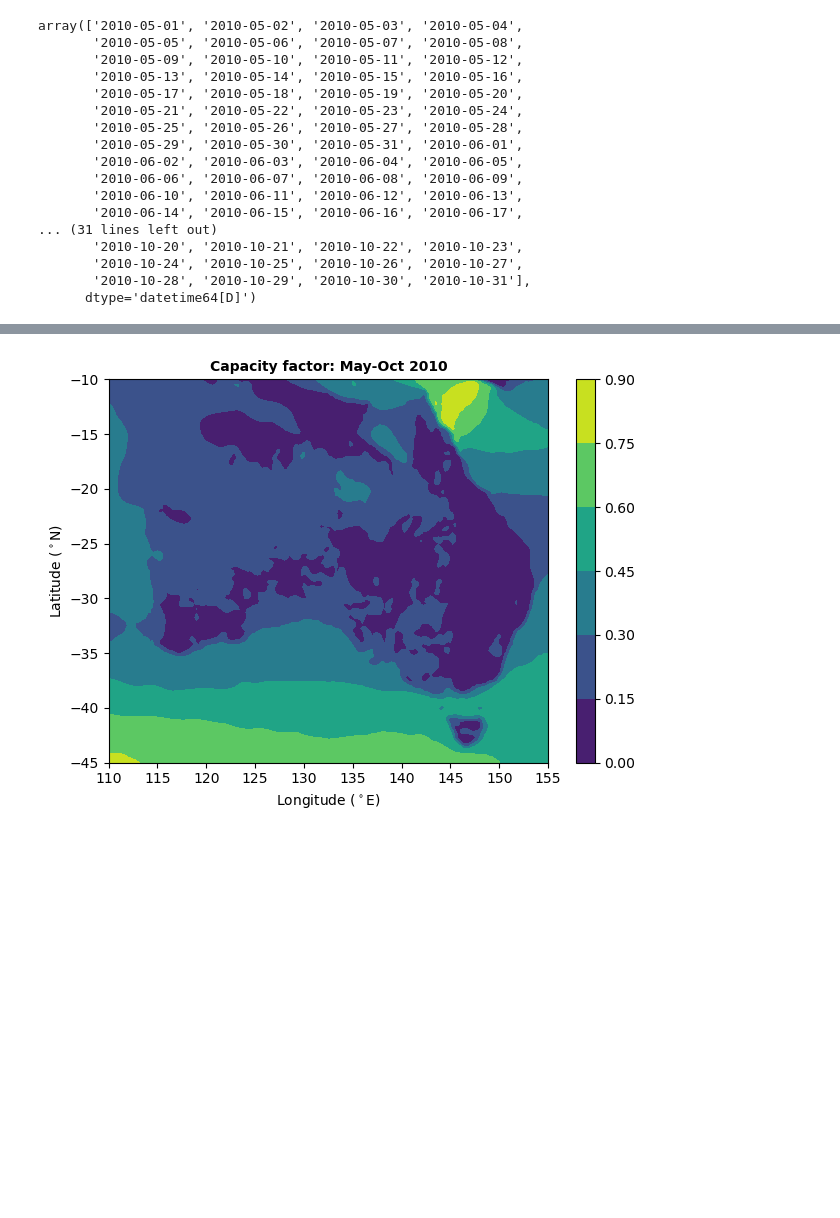
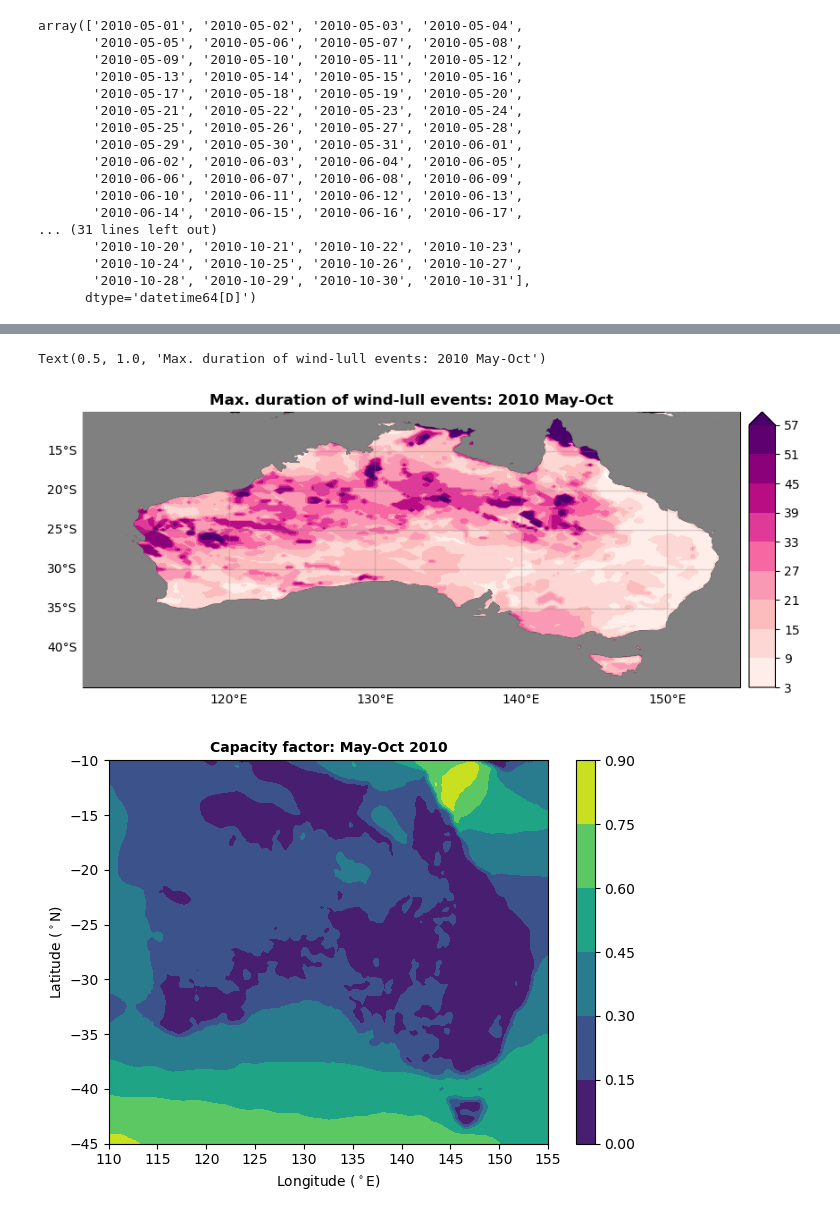
Before and after one commit to 21centuryweather/GC26-wind-hydro-droughts, a Jupyter notebook: analysis/Wind_droughts_events.ipynb, the cells around one changed output, grey strips where cells are left out. Saved outputs shown, nothing was run; the diff lists cells and outputs as text; code cells hidden in the pictures; blank space fills up the shorter version.

```diff
--- a/analysis/Wind_droughts_events.ipynb
+++ b/analysis/Wind_droughts_events.ipynb
@@ -160,3 +178,34 @@ Text(0.5, 1.0, 'No. of wind-lull events: 2010 May-Oct')
+# %%
+fig = plt.figure(figsize=[10,4])
+ax = fig.add_subplot(111, projection=ccrs.PlateCarree(central_longitude=180))
+dlevels = np.arange(3,63,6)
+
+cf = plt.contourf(lon,lat,drcool,levels=dlevels,transform=ccrs.PlateCarree(),cmap="RdPu",extend='max')
+ax.add_feature(cartopy.feature.OCEAN, zorder=100, color='grey')
+ax.set_extent([110,155,-45,-10], ccrs.PlateCarree())
+
+xl = ax.gridlines(crs=ccrs.PlateCarree(),draw_labels=True,linewidth=1, color='gray', alpha=0.3, linestyle='-')
+xl.xlabel_style = {'size': 10, 'color': 'k', 'rotation':0}
+xl.ylabel_style = {'size': 10, 'color': 'k', 'rotation':0}
+xl.top_labels = False
+xl.right_labels = False
+xl.xformatter = LongitudeFormatter()
+xl.yformatter = LatitudeFormatter()
+
+ax.coastlines()
+
+divider = make_axes_locatable(ax)
+ax_cb = divider.new_horizontal(size="4%", pad=0.1, axes_class=plt.Axes)
+fig.add_axes(ax_cb)
+cx = plt.colorbar(cf, cax=ax_cb)
+cx.ax.tick_params(labelsize=10)
+ax.set_aspect('auto', adjustable=None)
+title = "Max. duration of wind-lull events: 2010 May-Oct"
+ax.set_title(title,size=12,fontweight='bold')
+#plt.savefig('Windlull_events.jpg', dpi=300,bbox_inches='tight')
+# %% [output]
+Text(0.5, 1.0, 'Max. duration of wind-lull events: 2010 May-Oct')
+[figure, added]
 # %%
 fig, ax = plt.subplots(1, 1)
 
```
Also changed, not shown: parts of 7 cells of this notebook.
